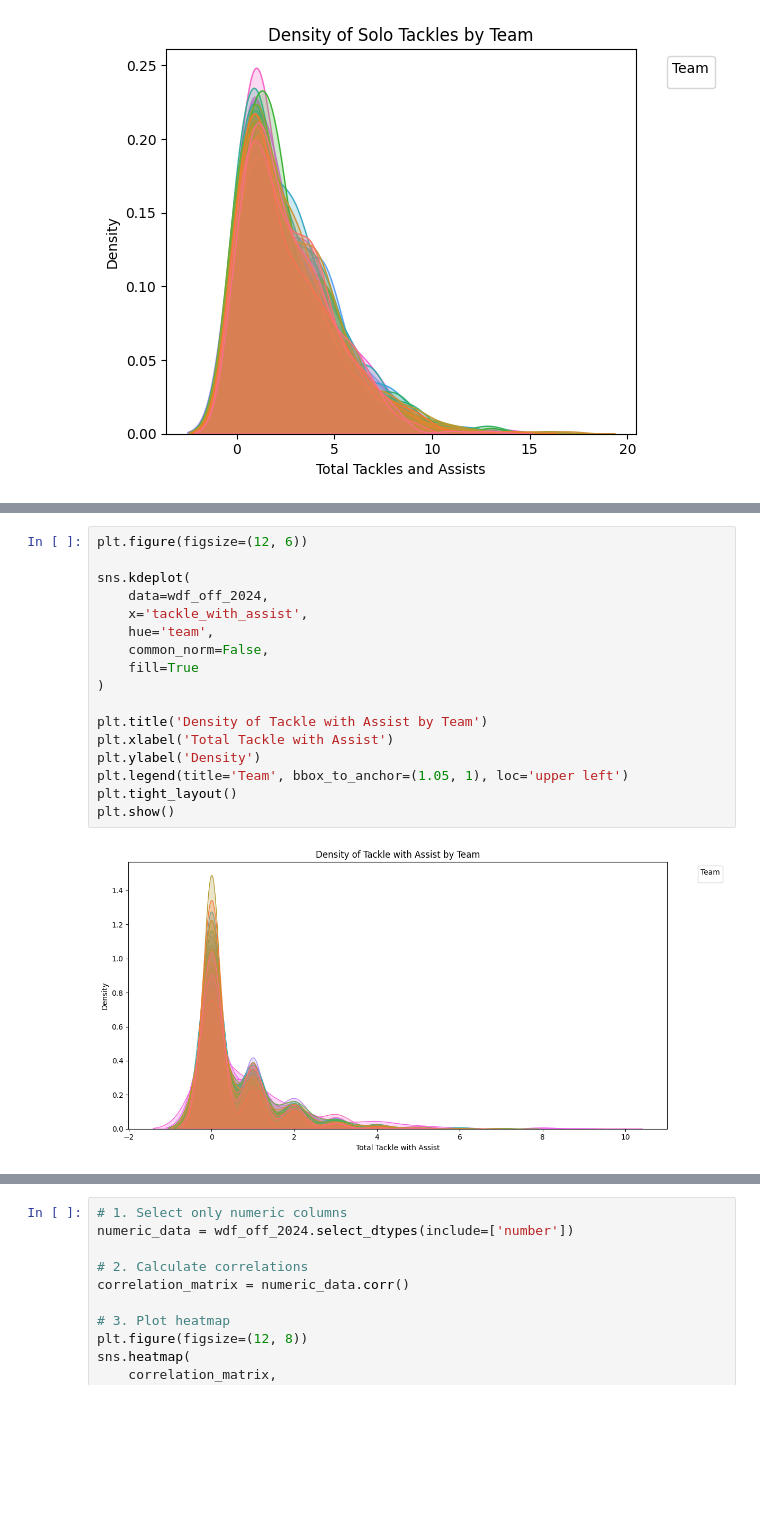
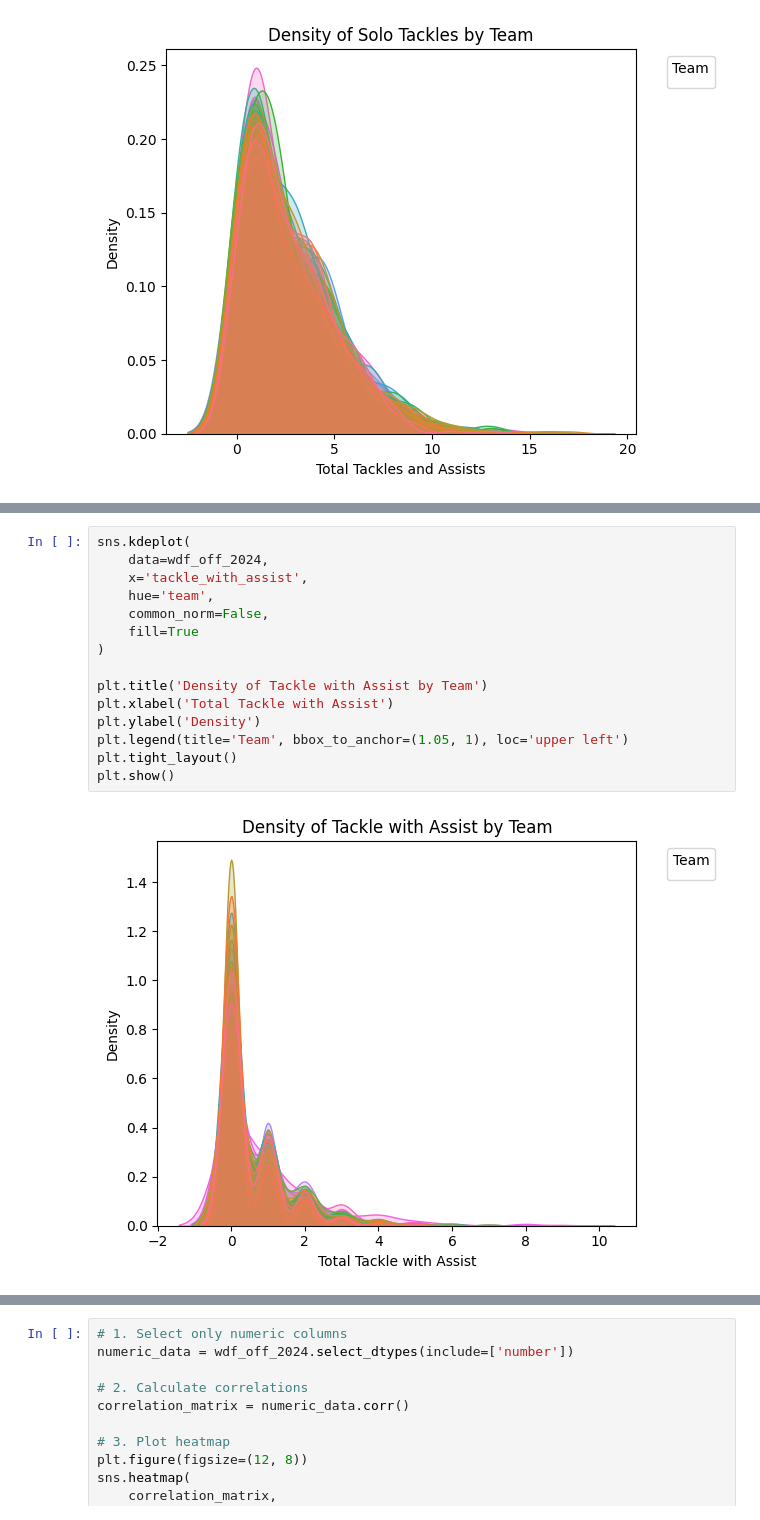
Before and after one commit to Ejaramillo1/nfl_ml_project, a Jupyter notebook: notebook/data/EDA_NFL.ipynb, the cells around one changed output, grey strips where cells are left out. Cells and saved outputs as stored; diff of their text form; blank space fills up the shorter version.

```diff
--- a/notebook/data/EDA_NFL.ipynb
+++ b/notebook/data/EDA_NFL.ipynb
@@ -622,20 +622,18 @@ plt.show()
 # %%
-plt.figure(figsize=(12, 6))
-
 sns.kdeplot(
     data=wdf_off_2024,
     x='tackle_with_assist',
     hue='team',
     common_norm=False,
     fill=True
 )
 
 plt.title('Density of Tackle with Assist by Team')
 plt.xlabel('Total Tackle with Assist')
 plt.ylabel('Density')
 plt.legend(title='Team', bbox_to_anchor=(1.05, 1), loc='upper left')
 plt.tight_layout()
 plt.show()
 # %% [output]
-[figure, old version]
+[figure, new version]
 # %%
```
Also changed, not shown: parts of 28 cells of this notebook, 1 other file.
